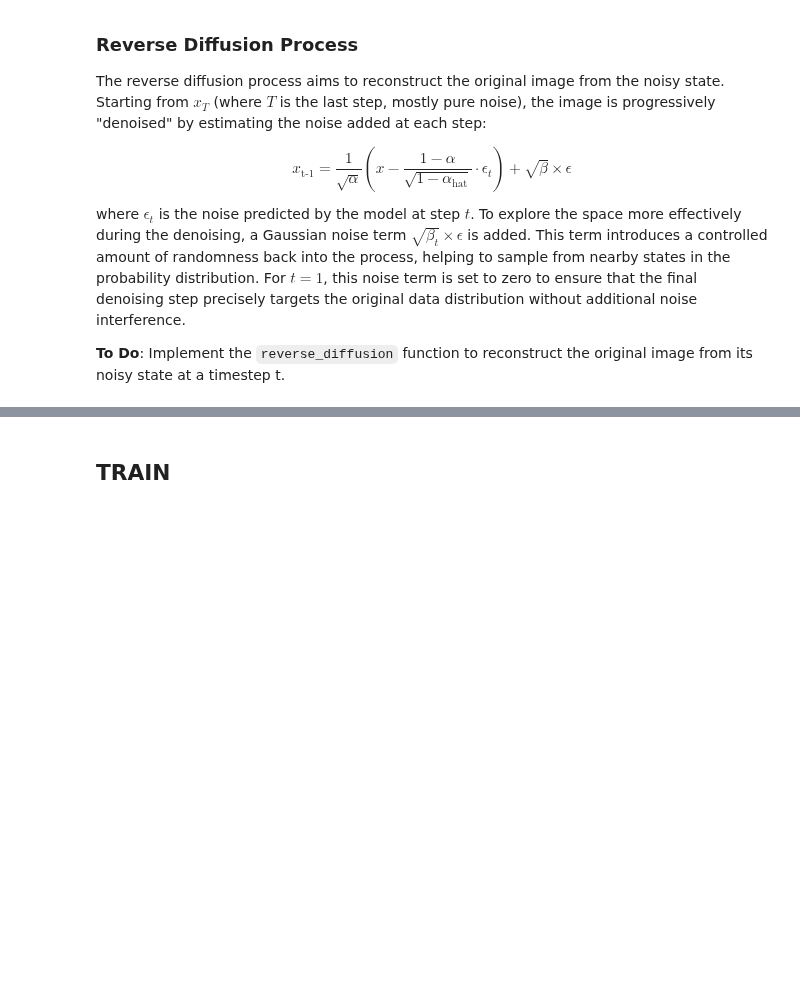
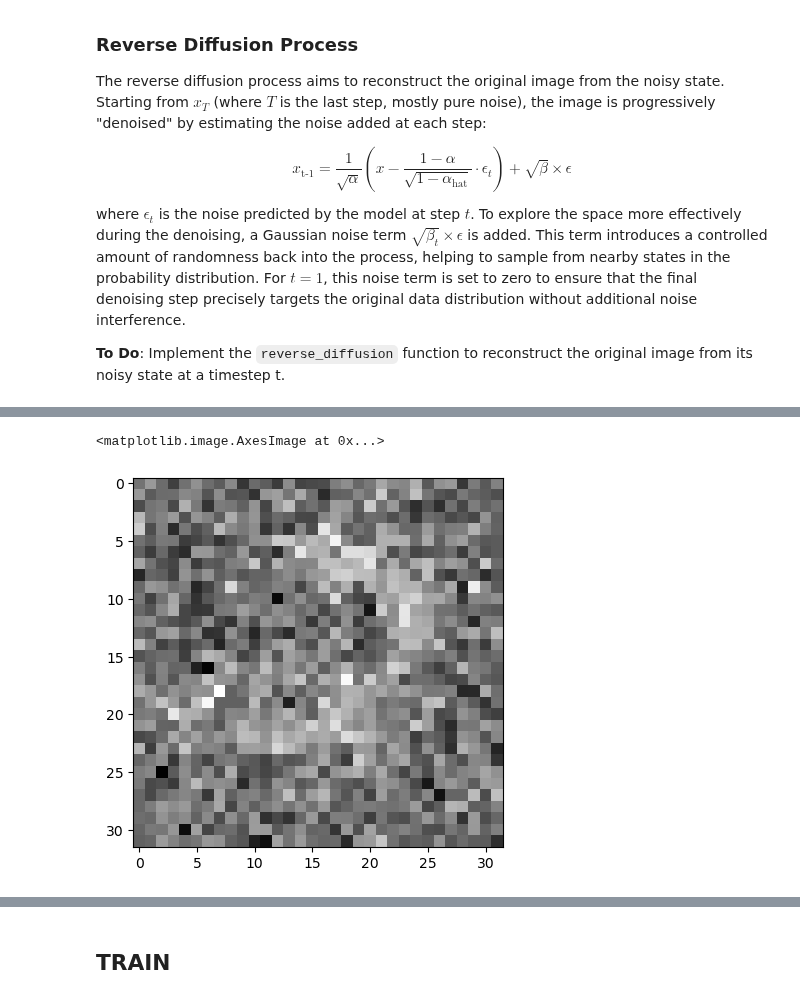
Before and after one commit to MaxMosh/n7-SN, a Jupyter notebook: 2A ModIA/S8 (n7)/UE Traitement du Signal/Projet Traitement du Signal/Début de projet/Notebook de base/DDPM_MNIST.ipynb, the cells around one changed output, grey strips where cells are left out. Cells and saved outputs as stored; diff of their text form; code cells hidden in the pictures; blank space fills up the shorter version.

```diff
--- a/2A ModIA/S8 (n7)/UE Traitement du Signal/Projet Traitement du Signal/Début de projet/Notebook de base/DDPM_MNIST.ipynb
+++ b/2A ModIA/S8 (n7)/UE Traitement du Signal/Projet Traitement du Signal/Début de projet/Notebook de base/DDPM_MNIST.ipynb
@@ -233,3 +243,9 @@ class Diffusion:
+# %%
+une_image_debruitee = DenoisedImages[0].select(dim=0,index=0)[0:32,6400:6432].to('cpu').numpy()
+plt.imshow(une_image_debruitee, cmap='gray')
+# %% [output]
+<matplotlib.image.AxesImage at 0x...>
+[figure, added]
 # %% [markdown]
 ## Unet
 
```
Also changed, not shown: parts of 9 cells of this notebook, 21 other files.
